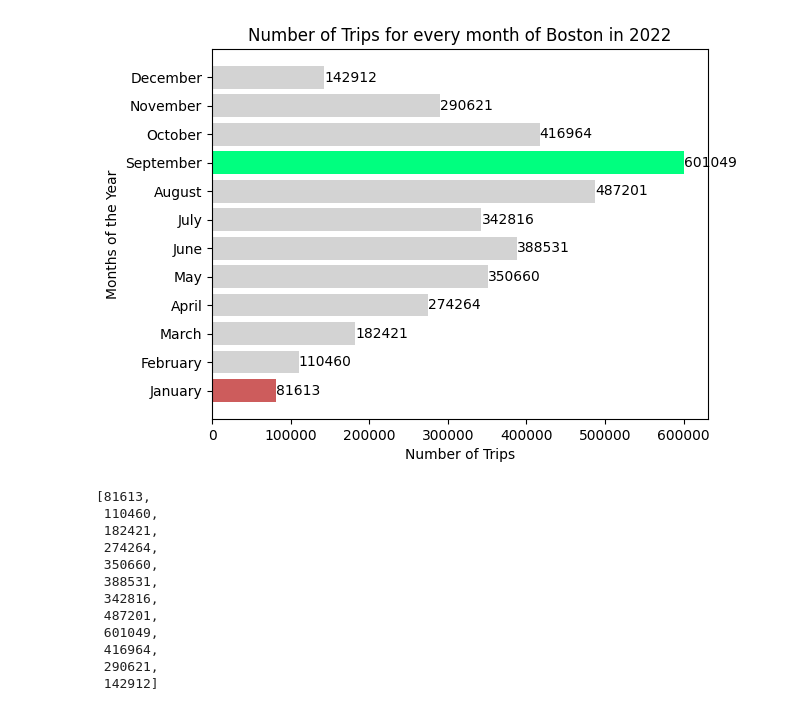
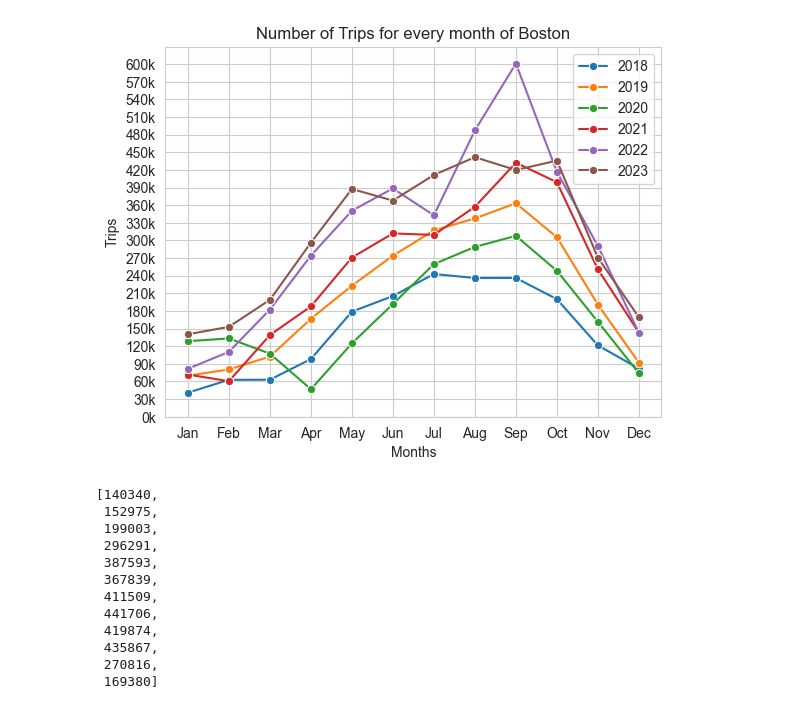
Before and after one commit to GaiaPizzuti/Bike-Inequality, a Jupyter notebook: src/notebook/trips.ipynb, the cells around one changed output. Saved outputs shown, nothing was run; the diff lists cells and outputs as text; code cells hidden in the pictures.

```diff
--- a/src/notebook/trips.ipynb
+++ b/src/notebook/trips.ipynb
@@ -45,30 +55,37 @@ def get_date_format(city, year, month):
 # %%
-def compare_trip_for_month(year_path):
+def compare_trip_for_month(path, city):
     '''
     function to plot the number of trips for every month of a specific year
     '''
 
-    months = [0] * 12
-    months_list = ['January', 'February', 'March', 'April', 'May', 'June', 'July', 'August', 'September', 'October', 'November', 'December']
-    year_file = os.listdir(year_path)
+    years = {
+        '2018': [0] * 12,
+        '2019': [0] * 12,
+        '2020': [0] * 12,
+        '2021': [0] * 12,
+        '2022': [0] * 12,
+        '2023': [0] * 12
+    }
 
-    for file in year_file:
+    for year in os.listdir(path):
 
-        full_path = os.path.join(year_path, file)
-        df = pd.read_csv(full_path, dtype=object)
-        month = int(file[4:6]) - 1
-        months[month] = len(df.index)
+        year_path = os.path.join(path, year)
 
-    colors = get_colors(months)
-    plt.barh(months_list, months, color=colors)
+        for file in os.listdir(year_path):
+            full_path = os.path.join(year_path, file)
+            df = pd.read_csv(full_path, dtype=object)
 
-    for rect in plt.gca().patches:
-        width = rect.get_width()
-        plt.gca().text(width, rect.get_y() + rect.get_height()/2, str(int(width)), ha='left', va='center')
+            month = int(file[4:6]) - 1
+            years[year][month] = len(df.index)
 
-    plt.xlabel('Number of Trips')
-    plt.ylabel('Months of the Year')
-    title = 'Number of Trips for every month of ' + city + ' in ' + year
+    # plot the number of trips for every month for each year
+    for year, months in years.items():
+        sns.lineplot(x=months_list, y=months, label=year, marker='o')
+
+    plt.yticks(np.arange(0, max([max(year) for year in years.values()]) + 1, step=30000), [f'{int(x/1000)}k' for x in np.arange(0, max([max(year) for year in years.values()]) + 1, step=30000)])
+    plt.xlabel('Months')
+    plt.ylabel('Trips')
+    title = 'Number of Trips for every month of ' + city
     plt.title(title)
     plt.show()
 
@@ -247,16 +174,16 @@ compare_gender_per_hour(path, month, city, year)
-# %%
-compare_trip_for_month(year_path)
-# %% [output]
-[figure, removed]
-[81613,
- 110460,
- 182421,
- 274264,
- 350660,
- 388531,
- 342816,
- 487201,
- 601049,
- 416964,
- 290621,
- 142912]
+# %%
+compare_trip_for_month(city_path, city)
+# %% [output]
+[figure, added]
+[140340,
+ 152975,
+ 199003,
+ 296291,
+ 387593,
+ 367839,
+ 411509,
+ 441706,
+ 419874,
+ 435867,
+ 270816,
+ 169380]
```
Also changed, not shown: parts of 6 cells of this notebook, 10 other files.
